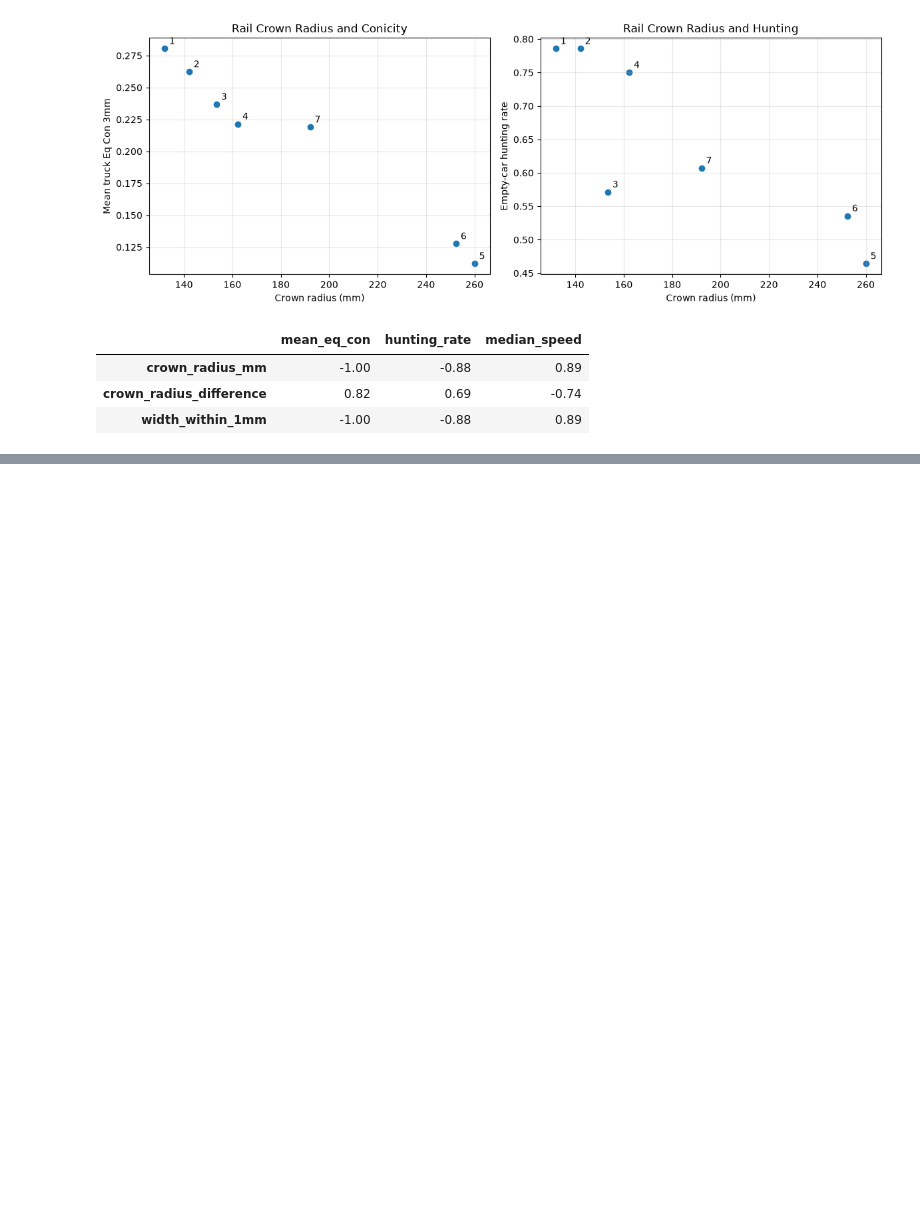
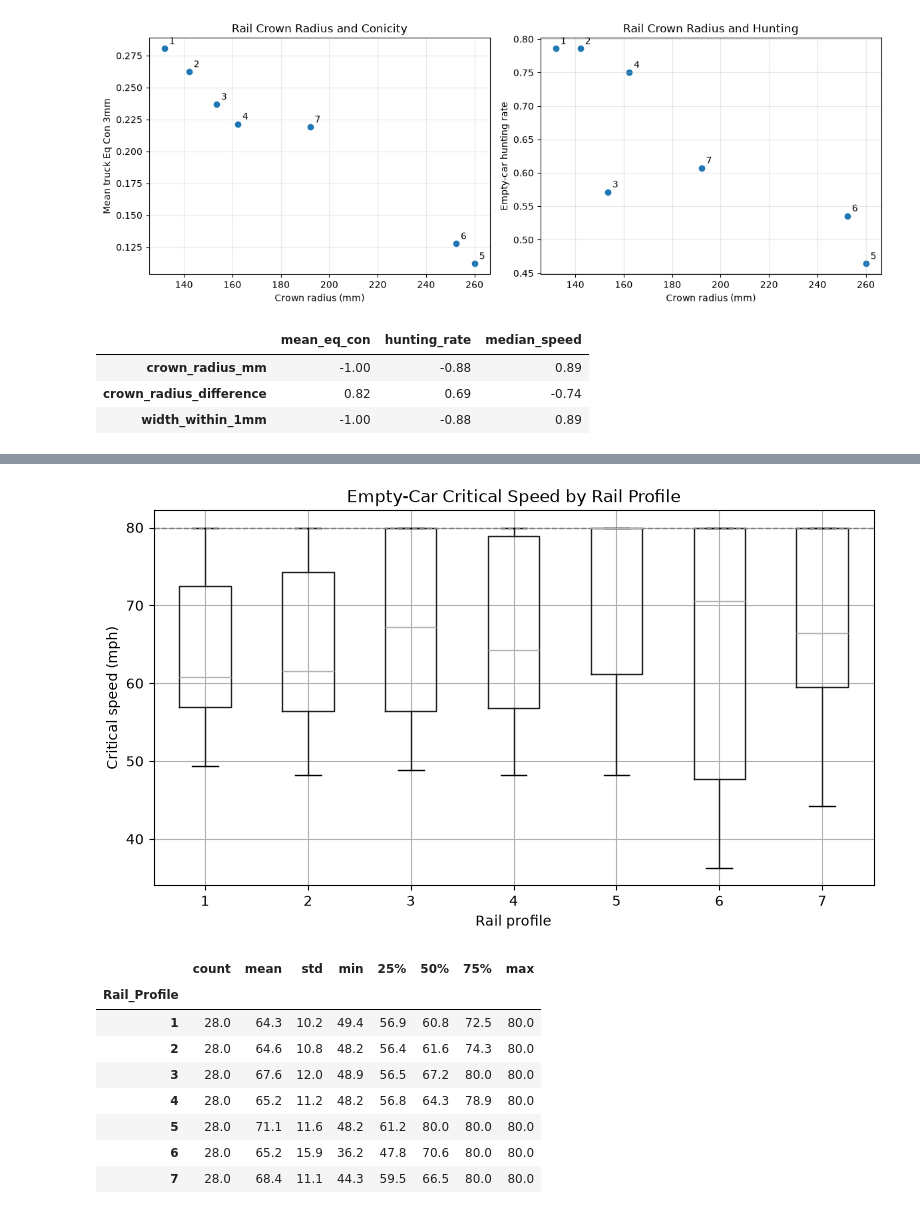
Before and after one commit to smathurc/MxV-Wheel-Profile, a Jupyter notebook: notebooks/03_rail_profiles.ipynb, the cells around one changed output, grey strips where cells are left out. Saved outputs shown, nothing was run; the diff lists cells and outputs as text; code cells hidden in the pictures; blank space fills up the shorter version.

Commit message:
Add truck-level hunting analysis to rail profile notebook
Co-Authored-By: Claude Opus 5.5 <noreply@anthropic.com>

```diff
--- a/notebooks/03_rail_profiles.ipynb
+++ b/notebooks/03_rail_profiles.ipynb
@@ -248,0 +253,21 @@ display(
+# %%
+truck_results.boxplot(column="critical_speed", by="Rail_Profile", figsize=(9, 5))
+plt.axhline(80, color="gray", linestyle="--", linewidth=1)
+plt.xlabel("Rail profile")
+plt.ylabel("Critical speed (mph)")
+plt.title("Empty-Car Critical Speed by Rail Profile")
+plt.suptitle("")
+plt.show()
+
+display(truck_results.groupby("Rail_Profile")["critical_speed"].describe().round(1))
+# %% [output]
+[figure, added]
+|  | count | mean | std | min | 25% | 50% | 75% | max |
+| Rail_Profile |  |  |  |  |  |  |  |  |
+| 1 | 28.0 | 64.3 | 10.2 | 49.4 | 56.9 | 60.8 | 72.5 | 80.0 |
+| 2 | 28.0 | 64.6 | 10.8 | 48.2 | 56.4 | 61.6 | 74.3 | 80.0 |
+| 3 | 28.0 | 67.6 | 12.0 | 48.9 | 56.5 | 67.2 | 80.0 | 80.0 |
+| 4 | 28.0 | 65.2 | 11.2 | 48.2 | 56.8 | 64.3 | 78.9 | 80.0 |
+| 5 | 28.0 | 71.1 | 11.6 | 48.2 | 61.2 | 80.0 | 80.0 | 80.0 |
+| 6 | 28.0 | 65.2 | 15.9 | 36.2 | 47.8 | 70.6 | 80.0 | 80.0 |
+| 7 | 28.0 | 68.4 | 11.1 | 44.3 | 59.5 | 66.5 | 80.0 | 80.0 |
```
Also changed, not shown: parts of 9 cells of this notebook.
